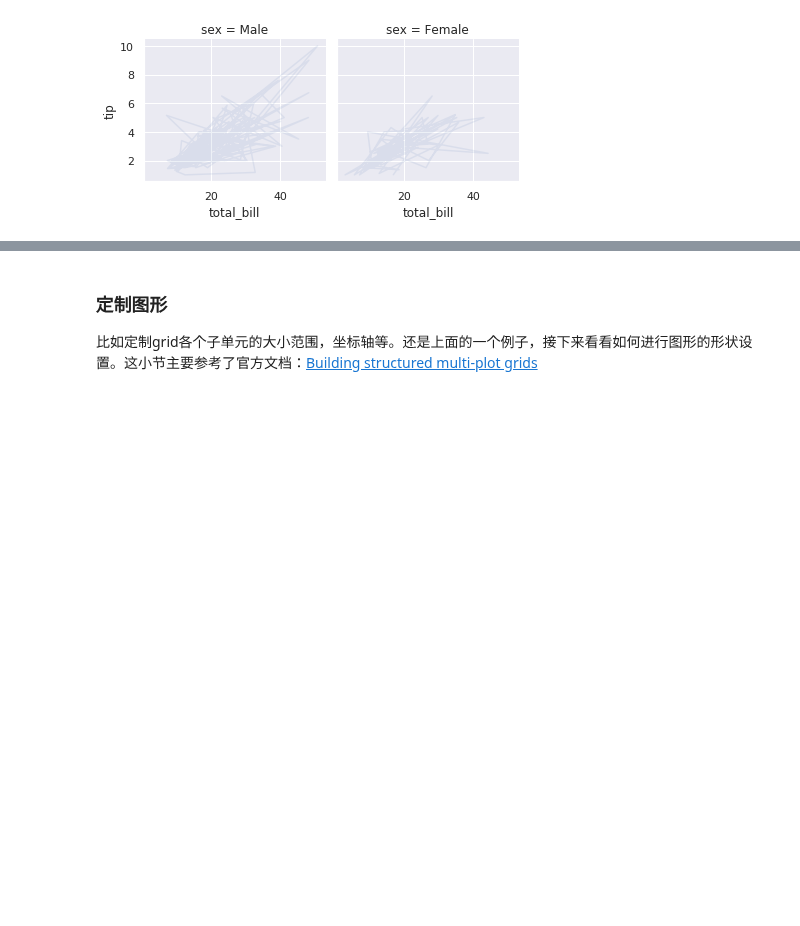
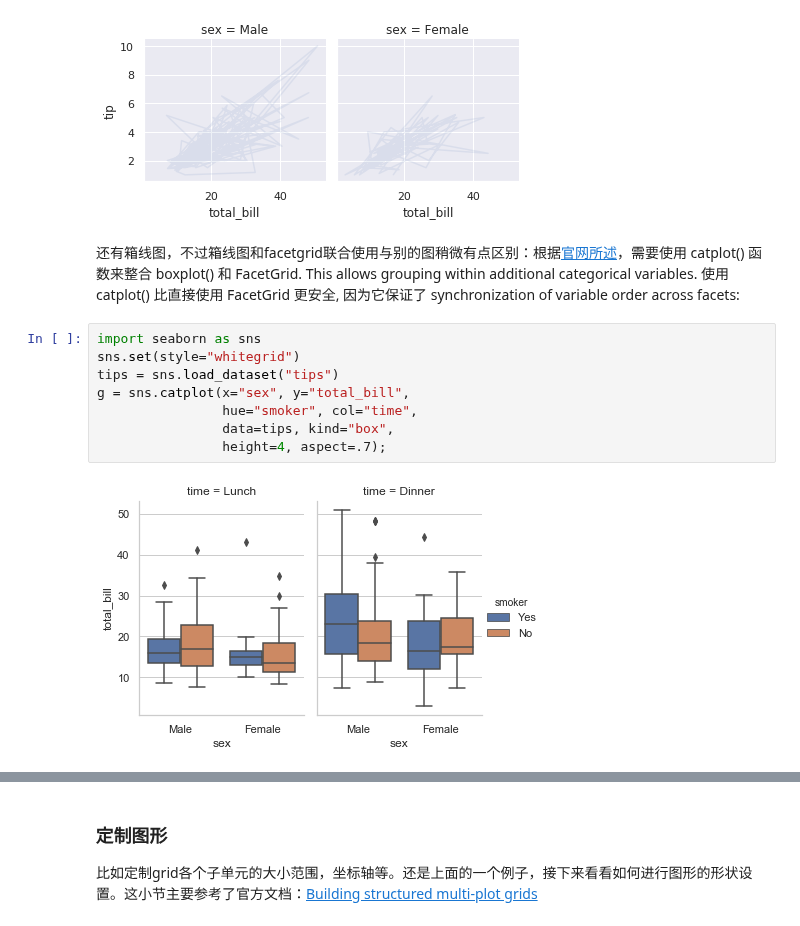
Before and after one commit to iHeadWater/hydrus, a Jupyter notebook: 3-seaborn/seaborn.ipynb, the cells around one changed output, grey strips where cells are left out. Drawn from its saved outputs; the diff is of its cells as text; blank space fills up the shorter version.

```diff
--- a/3-seaborn/seaborn.ipynb
+++ b/3-seaborn/seaborn.ipynb
@@ -466,3 +471,15 @@ g.add_legend()
 # %% [output]
 <seaborn.axisgrid.FacetGrid at 0x...>
 [figure]
+# %% [markdown]
+还有箱线图，不过箱线图和facetgrid联合使用与别的图稍微有点区别：根据[官网所述](https://seaborn.pydata.org/generated/seaborn.boxplot.html)，需要使用 catplot() 函数来整合 boxplot() 和 FacetGrid. This allows grouping within additional categorical variables. 使用 catplot() 比直接使用 FacetGrid 更安全, 因为它保证了 synchronization of variable order across facets:
+# %%
+import seaborn as sns
+sns.set(style="whitegrid")
+tips = sns.load_dataset("tips")
+g = sns.catplot(x="sex", y="total_bill",
+                hue="smoker", col="time",
+                data=tips, kind="box",
+                height=4, aspect=.7);
+# %% [output]
+[figure, added]
```
Also changed, not shown: parts of 11 cells of this notebook, 10 other files.
